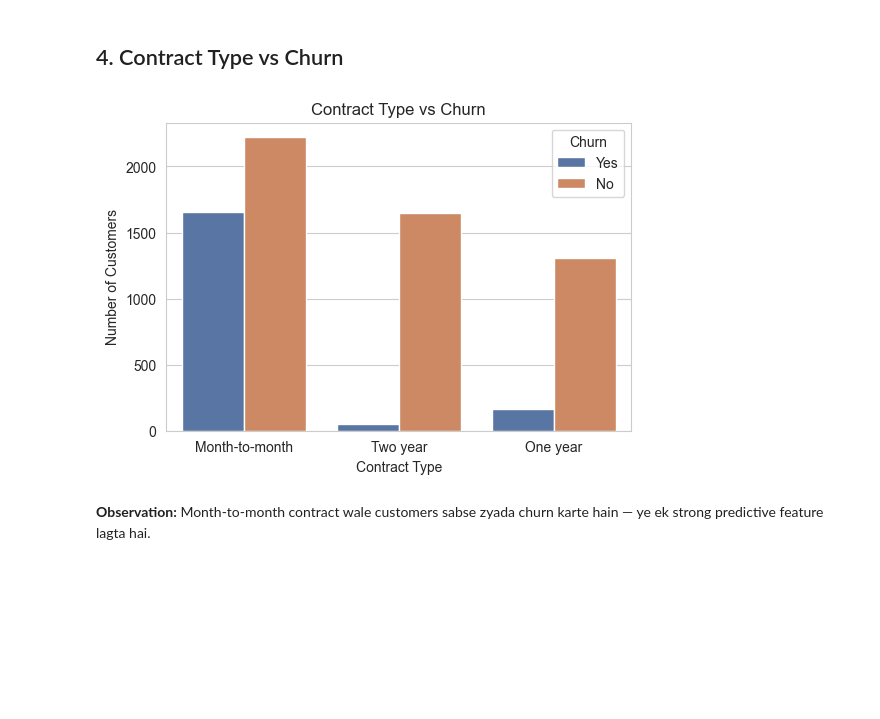
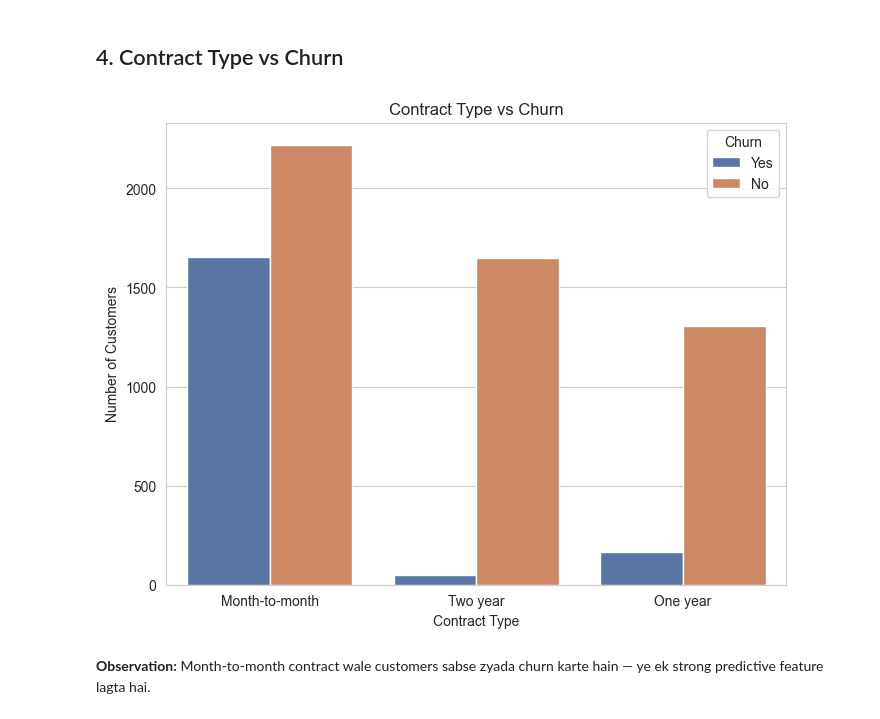
Before and after one commit to abdullahhashmi01/Customer-Churn-Pipeline, a Jupyter notebook: notebook/eda.ipynb, the cells around one changed output. Cells and saved outputs as stored; diff of their text form; code cells hidden in the pictures; blank space fills up the shorter version.

```diff
--- a/notebook/eda.ipynb
+++ b/notebook/eda.ipynb
@@ -87,15 +87,15 @@ Passing `palette` without assigning `hue` is deprecated and will be removed in v
 # %% [markdown]
 ## 4. Contract Type vs Churn
 # %%
-plt.figure(figsize=(6,4))
+plt.figure(figsize=(8,6))
 sns.countplot(x="Contract", hue="Churn Label", data=df, palette=["#4C72B0", "#DD8452"])
 plt.title("Contract Type vs Churn")
 plt.xlabel("Contract Type")
 plt.ylabel("Number of Customers")
 plt.legend(title="Churn")
 plt.show()
 # %% [output]
-[figure, old version]
+[figure, new version]
 # %% [markdown]
 **Observation:** Month-to-month contract wale customers sabse zyada churn karte hain — ye ek strong predictive feature lagta hai.
 # %% [markdown]
```
Also changed, not shown: parts of 4 cells of this notebook.
